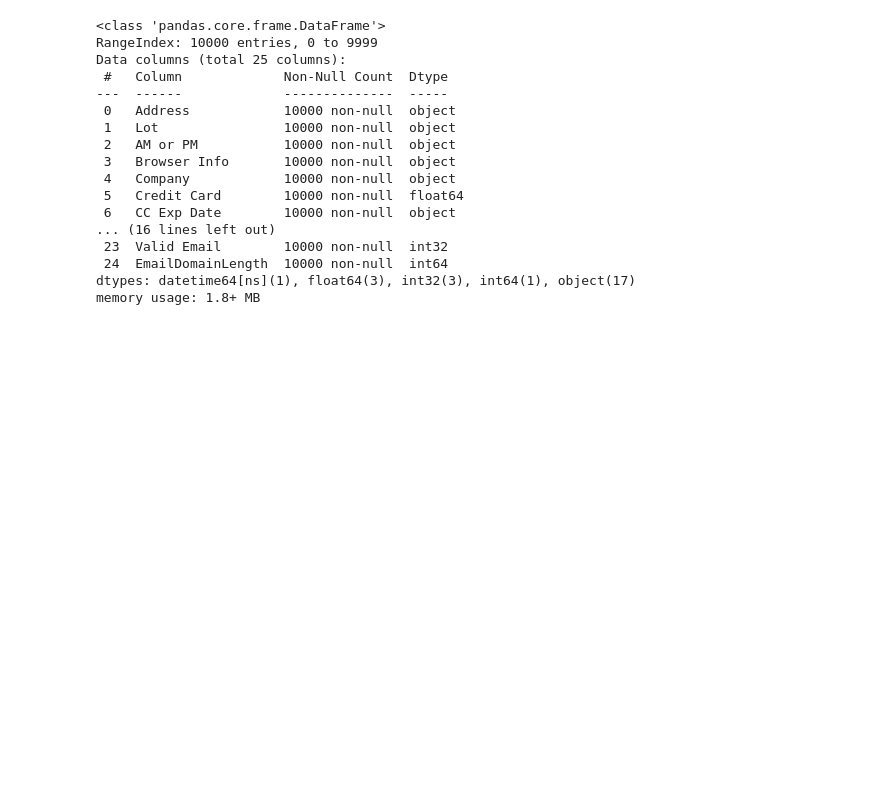
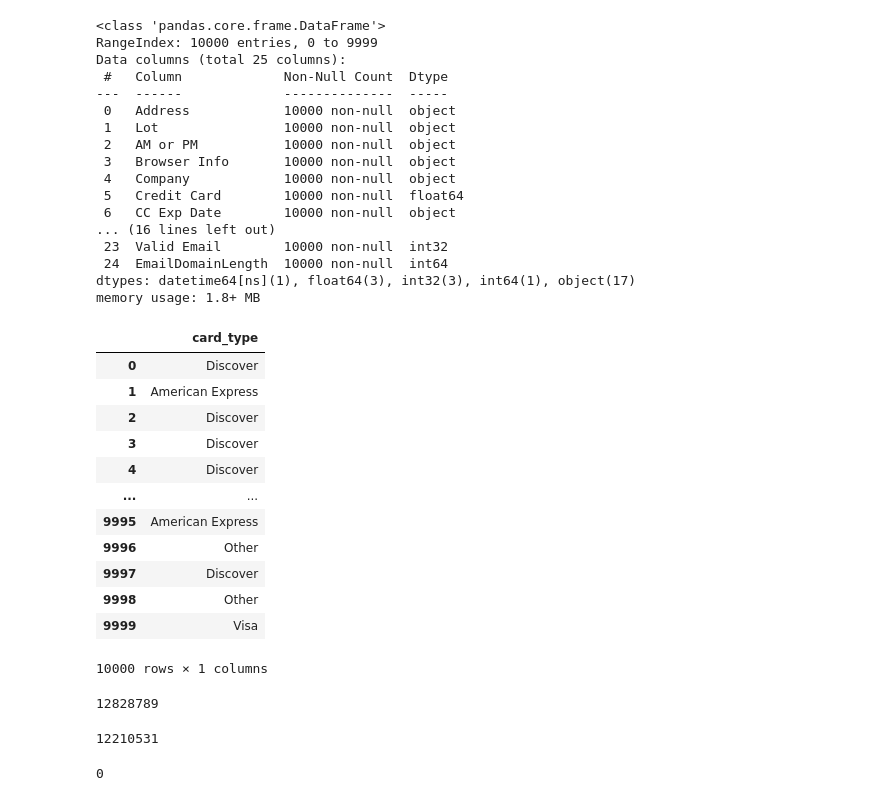
Before and after one commit to Ambily313/E-Commerce-Purchases-Data-Cleaning-Time-Series-Analysis, a Jupyter notebook: ecommerce.ipynb, the cells around one changed output. Drawn from its saved outputs; the diff is of its cells as text; code cells hidden in the pictures; blank space fills up the shorter version.

Commit message:
qns-data type conversions

```diff
--- a/ecommerce.ipynb
+++ b/ecommerce.ipynb
@@ -444,3 +444,4 @@ dtypes: datetime64[ns](1), float64(3), int32(3), int64(1), object(17)
 memory usage: 1.8+ MB
 # %%
 # Change CC Exp Date column to datetime (MM/YY format)
+df['CC Exp Date']=pd.to_datetime(df['CC Exp Date'], format='%m%y')
@@ -462,0 +448,44 @@ Check for any duplicated rows.
+# %%
+# Split CC Exp Date into Exp_Month and Exp_Year.
+
+df['Exp_month']=df['CC Exp Date'].dt.month_name
+df['Exp_year']=df['CC Exp Date'].dt.year
+# %%
+# Create column CardType → 'Visa', 'MasterCard', etc. from first digit.
+
+def card_type(x):
+    first_digit=str(x)[0]
+    if first_digit == '3':
+        return 'American Express'
+    elif first_digit == '4':
+        return 'Visa'
+    elif first_digit == '5':
+        return 'MasterCard'
+    elif first_digit == '6':
+        return 'Discover'
+    else:
+        return 'Other'
+
+df['card_type']=df['Credit Card'].astype(str).apply(card_type)
+
+df[['card_type']]
+# %% [output]
+|  | card_type |
+| 0 | Discover |
+| 1 | American Express |
+| 2 | Discover |
+| 3 | Discover |
+| 4 | Discover |
+| ... | ... |
+| 9995 | American Express |
+| 9996 | Other |
+| 9997 | Discover |
+| 9998 | Other |
+| 9999 | Visa |
+10000 rows × 1 columns
+# %%
+# Check memory usage before optimization.
+before_opt=df.memory_usage(deep=True).sum()
+before_opt
+# %% [output]
+12828789
@@ -462,0 +495,11 @@ Check for any duplicated rows.
+# %%
+# Check memory usage after optimization
+after_opt=df.memory_usage(deep=True).sum()
+after_opt
+# %% [output]
+12210531
+# %%
+# Check for any duplicated rows.
+df.duplicated().sum()
+# %% [output]
+0
```
Also changed, not shown: parts of 2 cells of this notebook.
